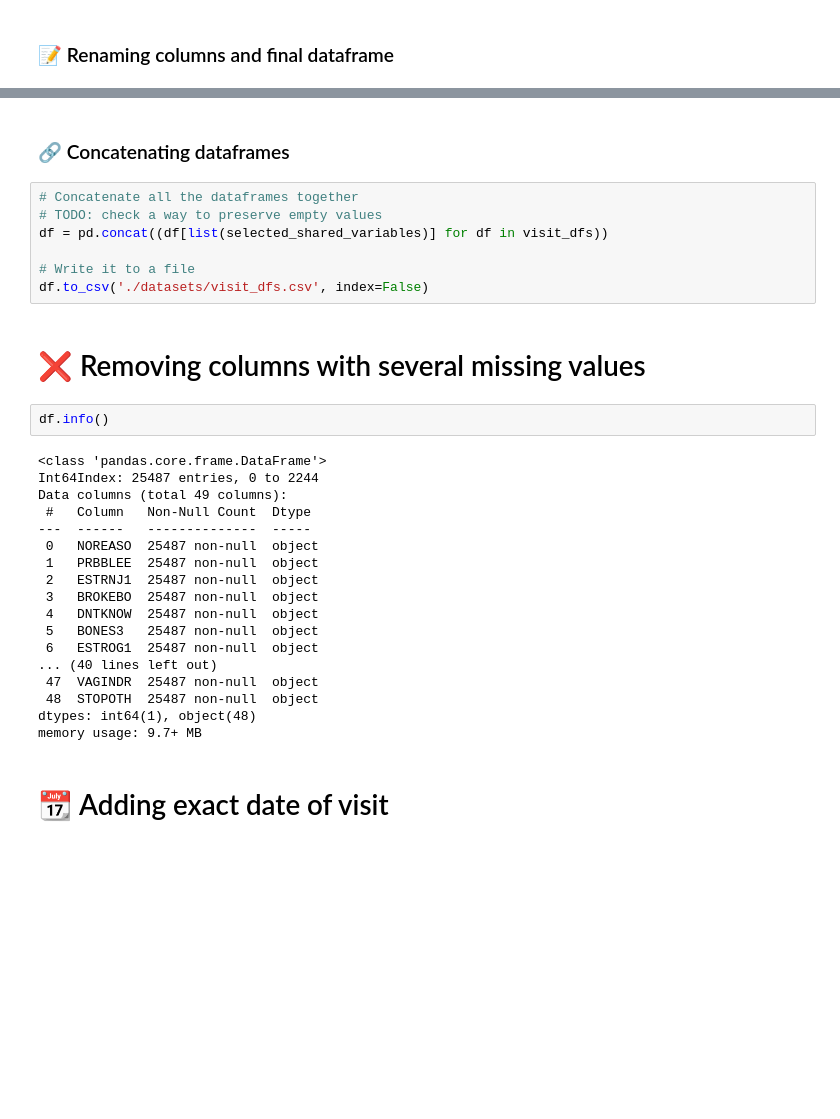
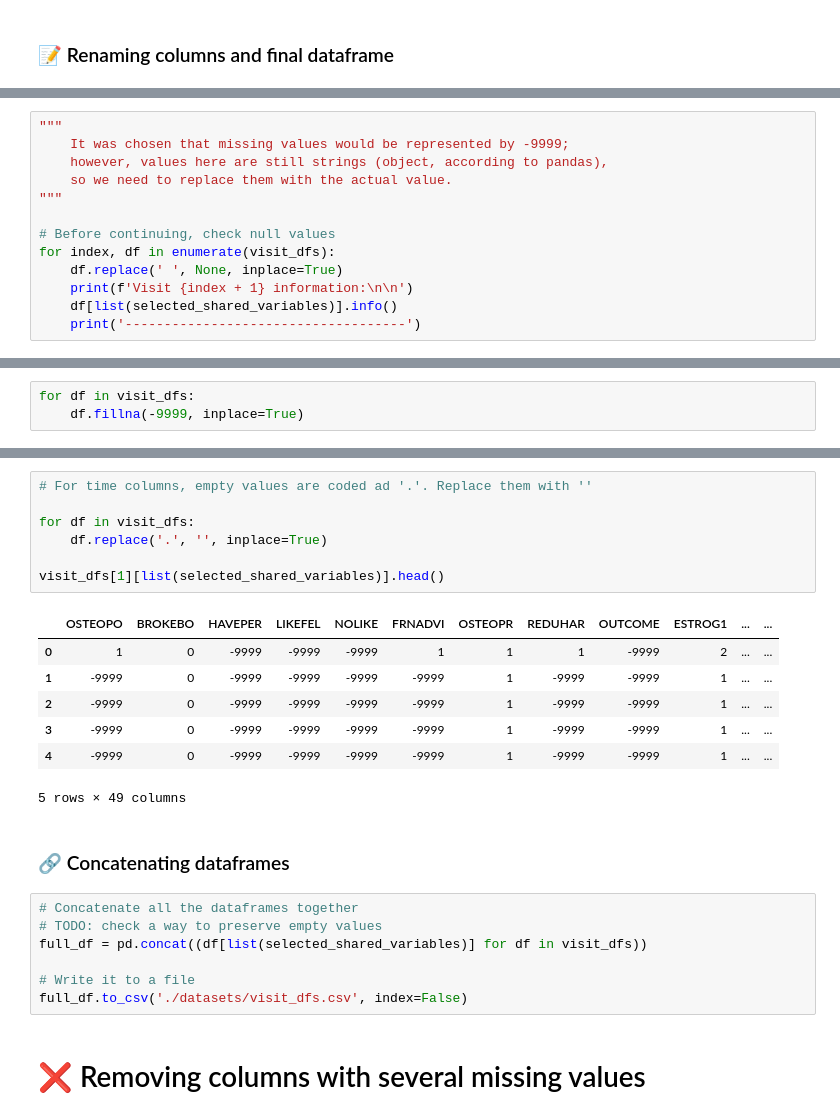
Before and after one commit to OrlolvareZ/menopaus-i-a, a Jupyter notebook: 02-variable-selection.ipynb, the cells around one changed output, grey strips where cells are left out. Cells and saved outputs as stored; diff of their text form; blank space fills up the shorter version.

```diff
--- a/02-variable-selection.ipynb
+++ b/02-variable-selection.ipynb
@@ -180,0 +196,13 @@ visit_dfs[1][list(selected_shared_variables)]
+# %%
+"""
+    It was chosen that missing values would be represented by -9999;
+    however, values here are still strings (object, according to pandas),
+    so we need to replace them with the actual value.
+"""
+
+# Before continuing, check null values
+for index, df in enumerate(visit_dfs):
+    df.replace(' ', None, inplace=True)
+    print(f'Visit {index + 1} information:\n\n')
+    df[list(selected_shared_variables)].info()
+    print('------------------------------------')
@@ -180,0 +227,3 @@ visit_dfs[1][list(selected_shared_variables)]
+# %%
+for df in visit_dfs:
+    df.fillna(-9999, inplace=True)
@@ -181,33 +240,26 @@ visit_dfs[1][list(selected_shared_variables)]
+# %%
+# For time columns, empty values are coded ad '.'. Replace them with ''
+
+for df in visit_dfs:
+    df.replace('.', '', inplace=True)
+
+visit_dfs[1][list(selected_shared_variables)].head()
+# %% [output]
+|  | OSTEOPO | BROKEBO | HAVEPER | LIKEFEL | NOLIKE | FRNADVI | OSTEOPR | REDUHAR | OUTCOME | ESTROG1 | ... | ... |
+| 0 | 1 | 0 | -9999 | -9999 | -9999 | 1 | 1 | 1 | -9999 | 2 | ... | ... |
+| 1 | -9999 | 0 | -9999 | -9999 | -9999 | -9999 | 1 | -9999 | -9999 | 1 | ... | ... |
+| 2 | -9999 | 0 | -9999 | -9999 | -9999 | -9999 | 1 | -9999 | -9999 | 1 | ... | ... |
+| 3 | -9999 | 0 | -9999 | -9999 | -9999 | -9999 | 1 | -9999 | -9999 | 1 | ... | ... |
+| 4 | -9999 | 0 | -9999 | -9999 | -9999 | -9999 | 1 | -9999 | -9999 | 1 | ... | ... |
+5 rows × 49 columns
 # %% [markdown]
 ### 🔗 Concatenating dataframes
 # %%
 # Concatenate all the dataframes together
 # TODO: check a way to preserve empty values
-df = pd.concat((df[list(selected_shared_variables)] for df in visit_dfs))
+full_df = pd.concat((df[list(selected_shared_variables)] for df in visit_dfs))
 
 # Write it to a file
-df.to_csv('./datasets/visit_dfs.csv', index=False)
+full_df.to_csv('./datasets/visit_dfs.csv', index=False)
 # %% [markdown]
 # ❌ Removing columns with several missing values
-# %%
-df.info()
-# %% [output]
-<class 'pandas.core.frame.DataFrame'>
-Int64Index: 25487 entries, 0 to 2244
-Data columns (total 49 columns):
- #   Column   Non-Null Count  Dtype
----  ------   --------------  -----
- 0   NOREASO  25487 non-null  object
- 1   PRBBLEE  25487 non-null  object
- 2   ESTRNJ1  25487 non-null  object
- 3   BROKEBO  25487 non-null  object
- 4   DNTKNOW  25487 non-null  object
- 5   BONES3   25487 non-null  object
- 6   ESTROG1  25487 non-null  object
-... (40 lines left out)
- 47  VAGINDR  25487 non-null  object
- 48  STOPOTH  25487 non-null  object
-dtypes: int64(1), object(48)
-memory usage: 9.7+ MB
-# %% [markdown]
-# 📆 Adding exact date of visit
```
Also changed, not shown: parts of 17 cells of this notebook, 1 other file.
